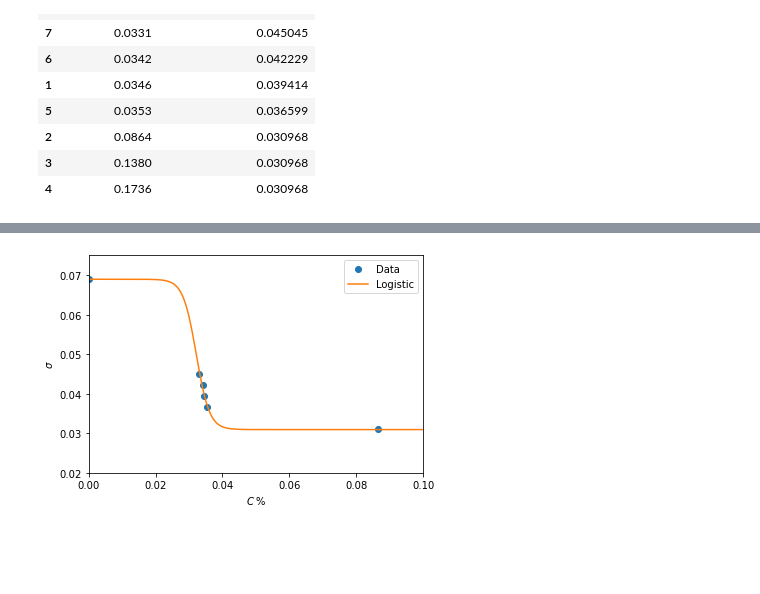
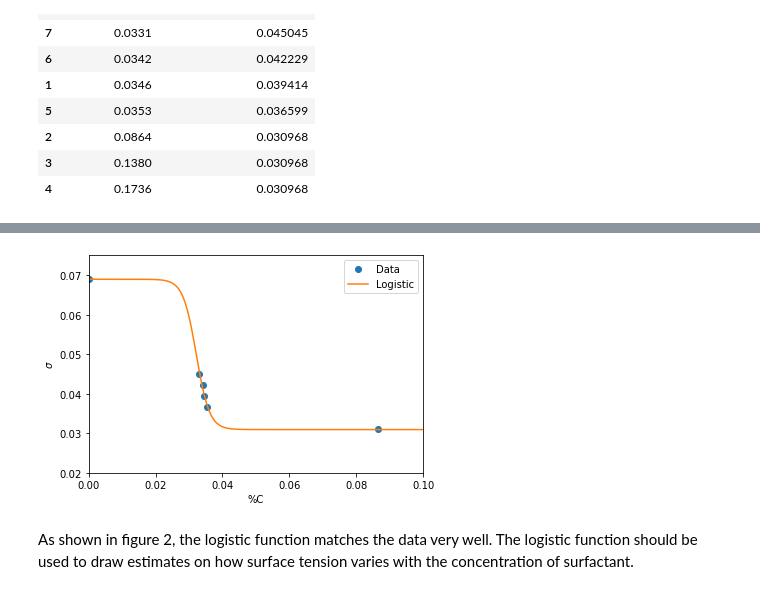
Before and after one commit to oliphanc/OpenTeams-Notebooks, a Jupyter notebook: Logistical Regression/LogisticalCurveFit.ipynb, the cells around one changed output, grey strips where cells are left out. Saved outputs shown, nothing was run; the diff lists cells and outputs as text; code cells hidden in the pictures; blank space fills up the shorter version.

Commit message:
logistical regression

```diff
--- a/Logistical Regression/LogisticalCurveFit.ipynb
+++ b/Logistical Regression/LogisticalCurveFit.ipynb
@@ -58,7 +83,7 @@ polynomial fit.
 # %%
 from scipy.optimize import curve_fit
 # %%
-def logifunc(x,l,c,k, off):
-    return l / (1 + c*np.exp(-k*x)) + off
+def logifunc(x,l,a,k, off):
+    return l / (1 + a*np.exp(-k*x)) + off
 # %%
 popt, pcov = curve_fit(logifunc, x, y, p0=[.04,8,.1, .011])
@@ -85,12 +90,14 @@ plt.show()
 # %%
 plt.plot(x, y, 'o', label = 'Data')
 plt.plot(x_fit, logifunc(x_fit, *popt), label='Logistic')
 
 plt.xlim(0, 0.1)
 plt.ylim(0.02, 0.075)
 plt.legend()
-plt.xlabel(r'$C\; \%$')
+plt.xlabel(r'%C')
 plt.ylabel(r'$\sigma$')
 plt.show()
 # %% [output]
-[figure, old version]
+[figure, new version]
+# %% [markdown]
+As shown in figure 2, the logistic function matches the data very well. The logistic function should be used to draw estimates on how surface tension varies with the concentration of surfactant.
```
Also changed, not shown: parts of 7 cells of this notebook.
